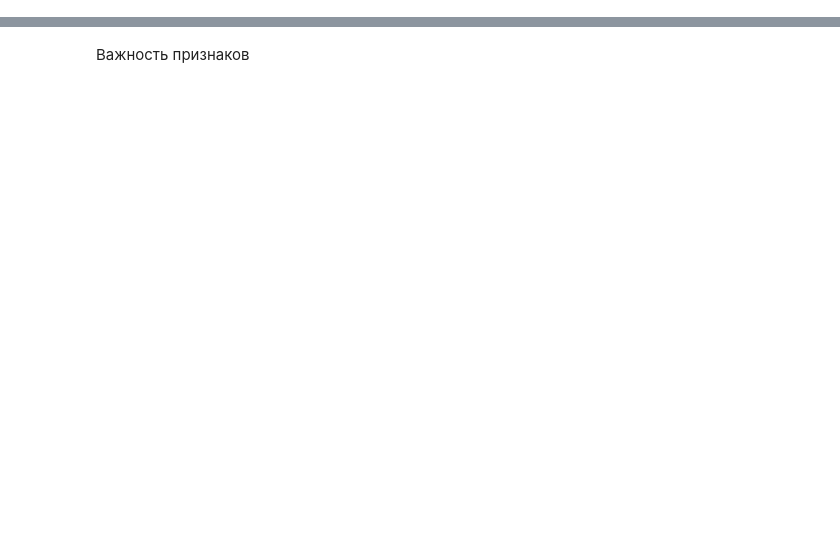
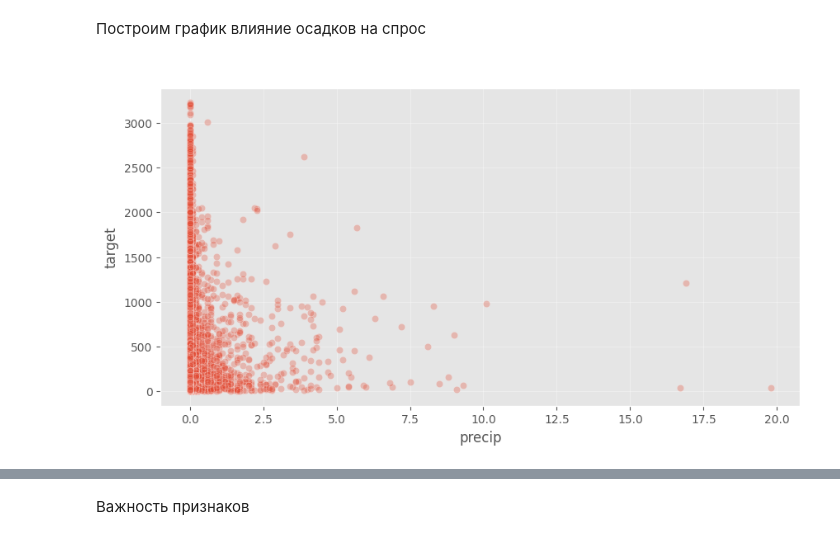
Before and after one commit to hsemlcourse/hseml-group-project-nastyukha, a Jupyter notebook: notebooks/01_eda.ipynb, the cells around one changed output, grey strips where cells are left out. Drawn from its saved outputs; the diff is of its cells as text; code cells hidden in the pictures; blank space fills up the shorter version.

```diff
--- a/notebooks/01_eda.ipynb
+++ b/notebooks/01_eda.ipynb
@@ -25,0 +52,9 @@ plt.show()
+# %% [markdown]
+Построим график влияние осадков на спрос
+# %%
+plt.figure(figsize=(10, 5))
+sns.scatterplot(data=df_processed, x='precip', y='target', alpha=0.3)
+plt.title('Зависимость спроса от температуры')
+plt.show()
+# %% [output]
+[figure, added]
```
Also changed, not shown: parts of 13 cells of this notebook, 6 other files.
